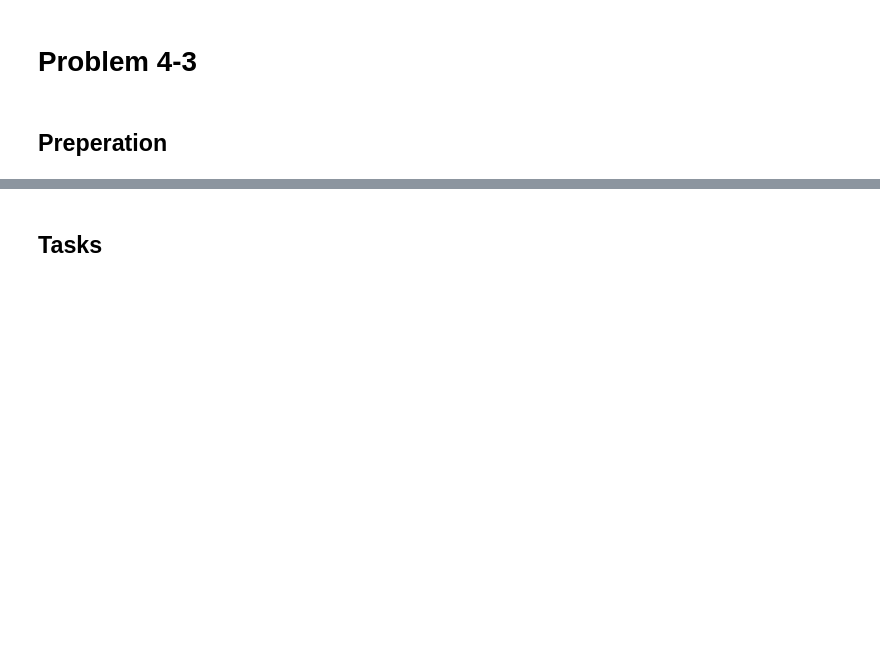
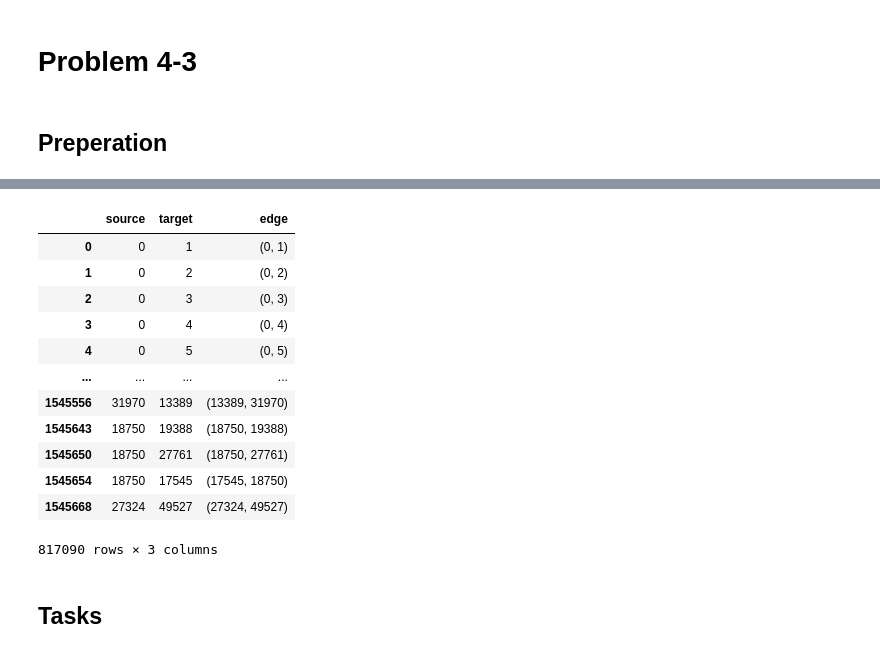
Before and after one commit to Haydnspass/Complex-Network-Analysis-Exercises, a Jupyter notebook: assignment-4/problem_4_3.ipynb, the cells around one changed output, grey strips where cells are left out. Drawn from its saved outputs; the diff is of its cells as text; code cells hidden in the pictures; blank space fills up the shorter version.

```diff
--- a/assignment-4/problem_4_3.ipynb
+++ b/assignment-4/problem_4_3.ipynb
@@ -24,6 +40,21 @@ df = df - 1
 # %%
 # add an edge which neglects the order (by sorting it)
 df['edge'] = df.apply(lambda r: tuple(sorted((r.source, r.target))), axis=1)
 
 # drop duplicates
 df = df.drop_duplicates('edge')
+df
+# %% [output]
+|  | source | target | edge |
+| 0 | 0 | 1 | (0, 1) |
+| 1 | 0 | 2 | (0, 2) |
+| 2 | 0 | 3 | (0, 3) |
+| 3 | 0 | 4 | (0, 4) |
+| 4 | 0 | 5 | (0, 5) |
+| ... | ... | ... | ... |
+| 1545556 | 31970 | 13389 | (13389, 31970) |
+| 1545643 | 18750 | 19388 | (18750, 19388) |
+| 1545650 | 18750 | 27761 | (18750, 27761) |
+| 1545654 | 18750 | 17545 | (17545, 18750) |
+| 1545668 | 27324 | 49527 | (27324, 49527) |
+817090 rows × 3 columns
```
Also changed, not shown: parts of 5 cells of this notebook, 2 other files.
